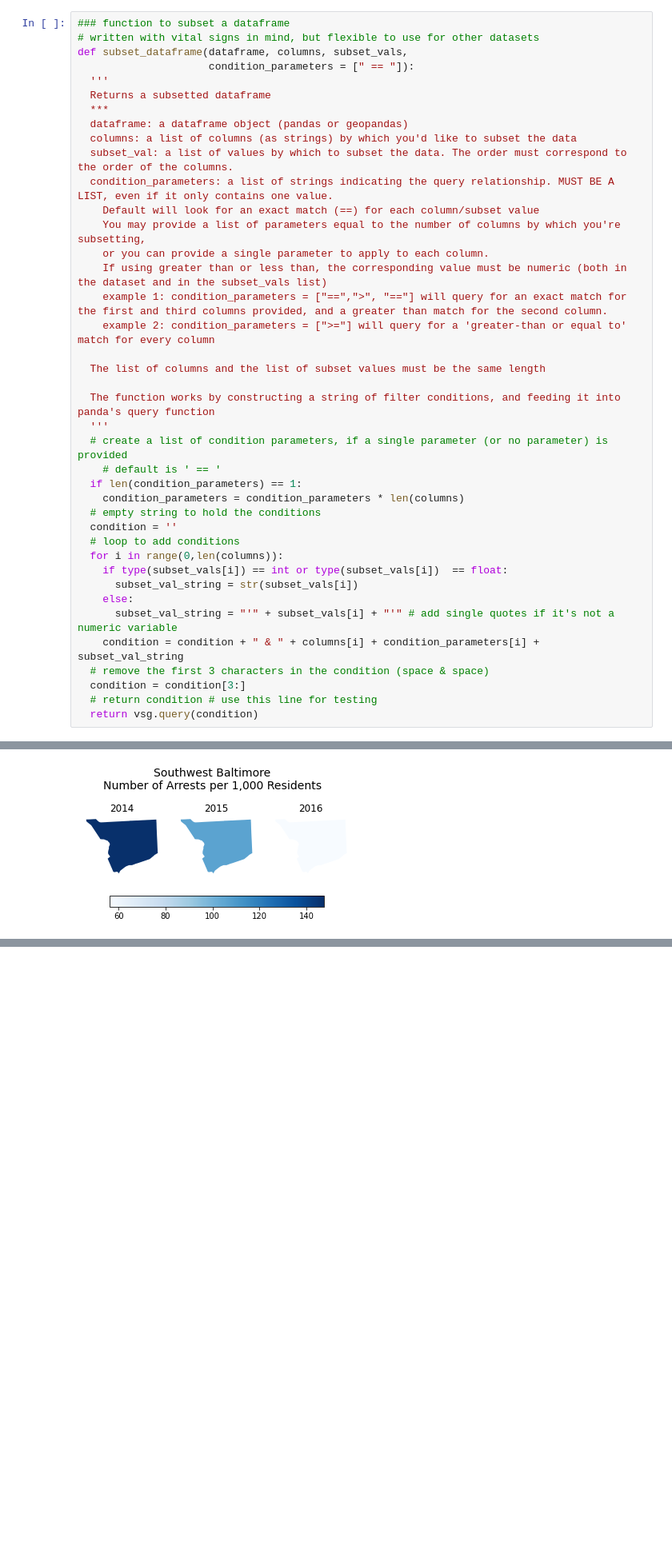
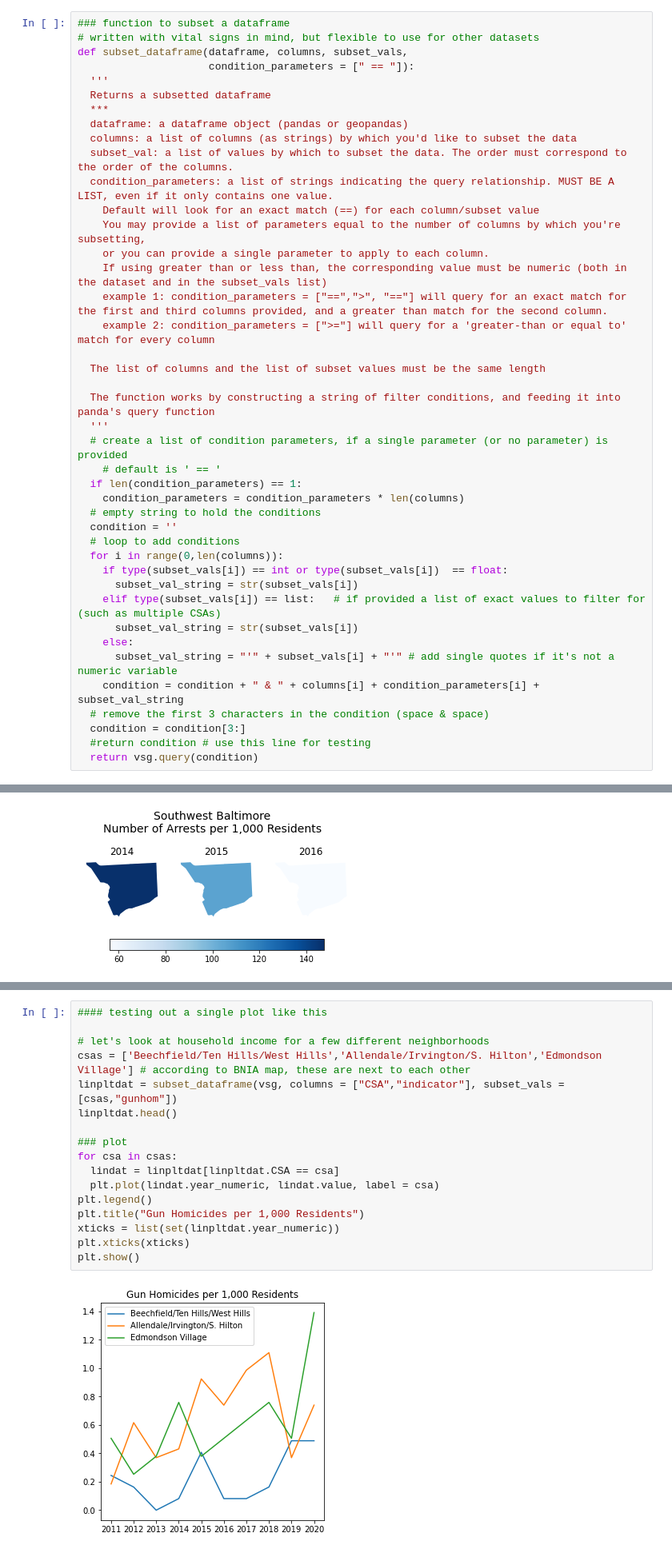
Before and after one commit to ejf78/cdc_vitalsigns, a Jupyter notebook: Vital Signs Analysis.ipynb, the cells around one changed output, grey strips where cells are left out. Shown: that part at 80% size. Cells and saved outputs as stored; diff of their text form; blank space fills up the shorter version.

Commit message:
Added line plot functions

```diff
--- a/Vital Signs Analysis.ipynb
+++ b/Vital Signs Analysis.ipynb
@@ -581,12 +581,14 @@ def subset_dataframe(dataframe, columns, subset_vals,
   for i in range(0,len(columns)):
     if type(subset_vals[i]) == int or type(subset_vals[i])  == float:
       subset_val_string = str(subset_vals[i])
+    elif type(subset_vals[i]) == list:   # if provided a list of exact values to filter for (such as multiple CSAs)
+      subset_val_string = str(subset_vals[i])
     else:
       subset_val_string = "'" + subset_vals[i] + "'" # add single quotes if it's not a numeric variable
     condition = condition + " & " + columns[i] + condition_parameters[i] + subset_val_string
   # remove the first 3 characters in the condition (space & space)
   condition = condition[3:]
-  # return condition # use this line for testing
+  #return condition # use this line for testing
   return vsg.query(condition)
 # %% [markdown]
 ##### testing the subset function
@@ -812,0 +817,19 @@ plot_neighborhood_static(ex3, figsize = (6,3), cmap = "Blues",
+# %%
+#### testing out a single plot like this
+
+# let's look at household income for a few different neighborhoods
+csas = ['Beechfield/Ten Hills/West Hills','Allendale/Irvington/S. Hilton','Edmondson Village'] # according to BNIA map, these are next to each other
+linpltdat = subset_dataframe(vsg, columns = ["CSA","indicator"], subset_vals = [csas,"gunhom"])
+linpltdat.head()
+
+### plot
+for csa in csas:
+  lindat = linpltdat[linpltdat.CSA == csa]
+  plt.plot(lindat.year_numeric, lindat.value, label = csa)
+plt.legend()
+plt.title("Gun Homicides per 1,000 Residents")
+xticks = list(set(linpltdat.year_numeric))
+plt.xticks(xticks)
+plt.show()
+# %% [output]
+[figure, added]
```
Also changed, not shown: parts of 14 cells of this notebook.
